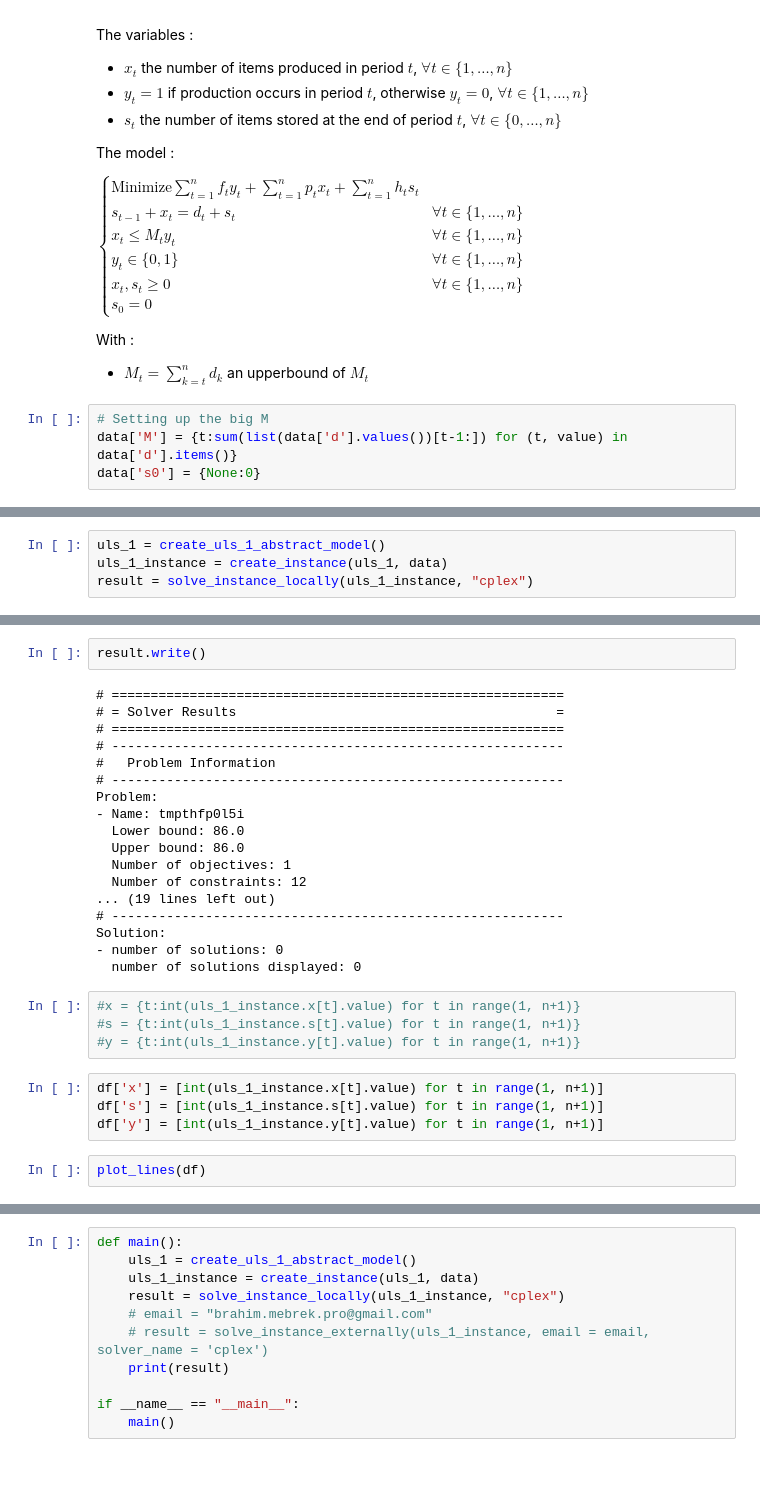
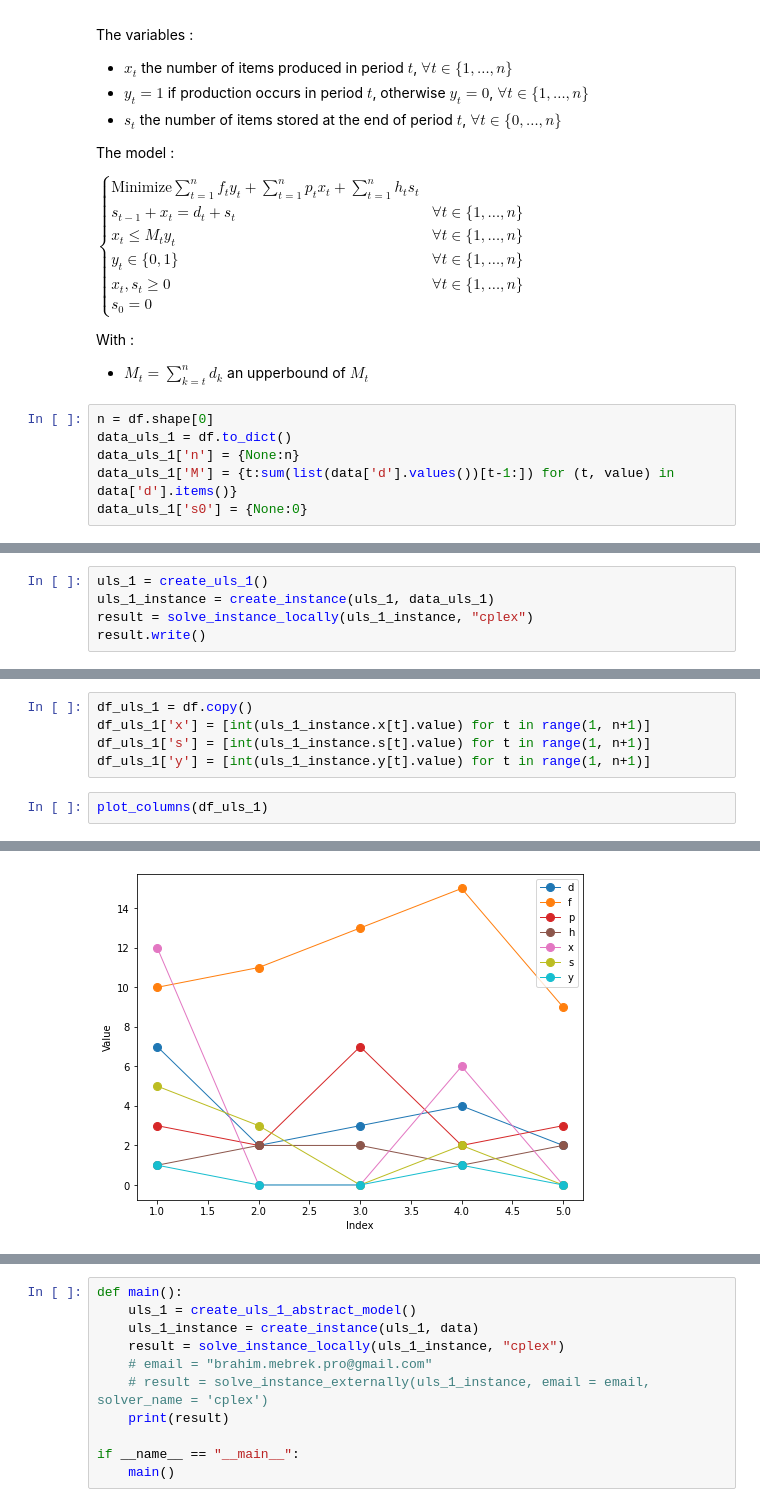
Before and after one commit to BrahimMebrek/lot_sizing_problem, a Jupyter notebook: uncapacited_lot_sizing_problem.ipynb, the cells around one changed output, grey strips where cells are left out. Drawn from its saved outputs; the diff is of its cells as text; blank space fills up the shorter version.

```diff
--- a/uncapacited_lot_sizing_problem.ipynb
+++ b/uncapacited_lot_sizing_problem.ipynb
@@ -99,7 +96,9 @@ $\begin{cases}
 
 With :
 - $M_t = \sum_{k=t}^n d_k$ an upperbound of $M_t$
-# %%
-# Setting up the big M
-data['M'] = {t:sum(list(data['d'].values())[t-1:]) for (t, value) in data['d'].items()}
-data['s0'] = {None:0}
+# %%
+n = df.shape[0]
+data_uls_1 = df.to_dict()
+data_uls_1['n'] = {None:n}
+data_uls_1['M'] = {t:sum(list(data['d'].values())[t-1:]) for (t, value) in data['d'].items()}
+data_uls_1['s0'] = {None:0}
@@ -158,5 +169,6 @@ def initial_stock_rule(model: pyo.AbstractModel) -> pyo.Expression:
     return model.s[0] == model.s0
 # %%
-uls_1 = create_uls_1_abstract_model()
-uls_1_instance = create_instance(uls_1, data)
+uls_1 = create_uls_1()
+uls_1_instance = create_instance(uls_1, data_uls_1)
 result = solve_instance_locally(uls_1_instance, "cplex")
+result.write()
@@ -163,31 +193,8 @@ result = solve_instance_locally(uls_1_instance, "cplex")
-# %%
-result.write()
-# %% [output]
-# ==========================================================
-# = Solver Results                                         =
-# ==========================================================
-# ----------------------------------------------------------
-#   Problem Information
-# ----------------------------------------------------------
-Problem:
-- Name: tmpthfp0l5i
-  Lower bound: 86.0
-  Upper bound: 86.0
-  Number of objectives: 1
-  Number of constraints: 12
-... (19 lines left out)
-# ----------------------------------------------------------
-Solution:
-- number of solutions: 0
-  number of solutions displayed: 0
-# %%
-#x = {t:int(uls_1_instance.x[t].value) for t in range(1, n+1)}
-#s = {t:int(uls_1_instance.s[t].value) for t in range(1, n+1)}
-#y = {t:int(uls_1_instance.y[t].value) for t in range(1, n+1)}
 # %%
-df['x'] = [int(uls_1_instance.x[t].value) for t in range(1, n+1)]
-df['s'] = [int(uls_1_instance.s[t].value) for t in range(1, n+1)]
-df['y'] = [int(uls_1_instance.y[t].value) for t in range(1, n+1)]
+df_uls_1 = df.copy()
+df_uls_1['x'] = [int(uls_1_instance.x[t].value) for t in range(1, n+1)]
+df_uls_1['s'] = [int(uls_1_instance.s[t].value) for t in range(1, n+1)]
+df_uls_1['y'] = [int(uls_1_instance.y[t].value) for t in range(1, n+1)]
 # %%
-plot_lines(df)
+plot_columns(df_uls_1)
 # %% [output]
@@ -194,0 +201 @@ plot_lines(df)
+[figure, added]
```
Also changed, not shown: parts of 28 cells of this notebook.
